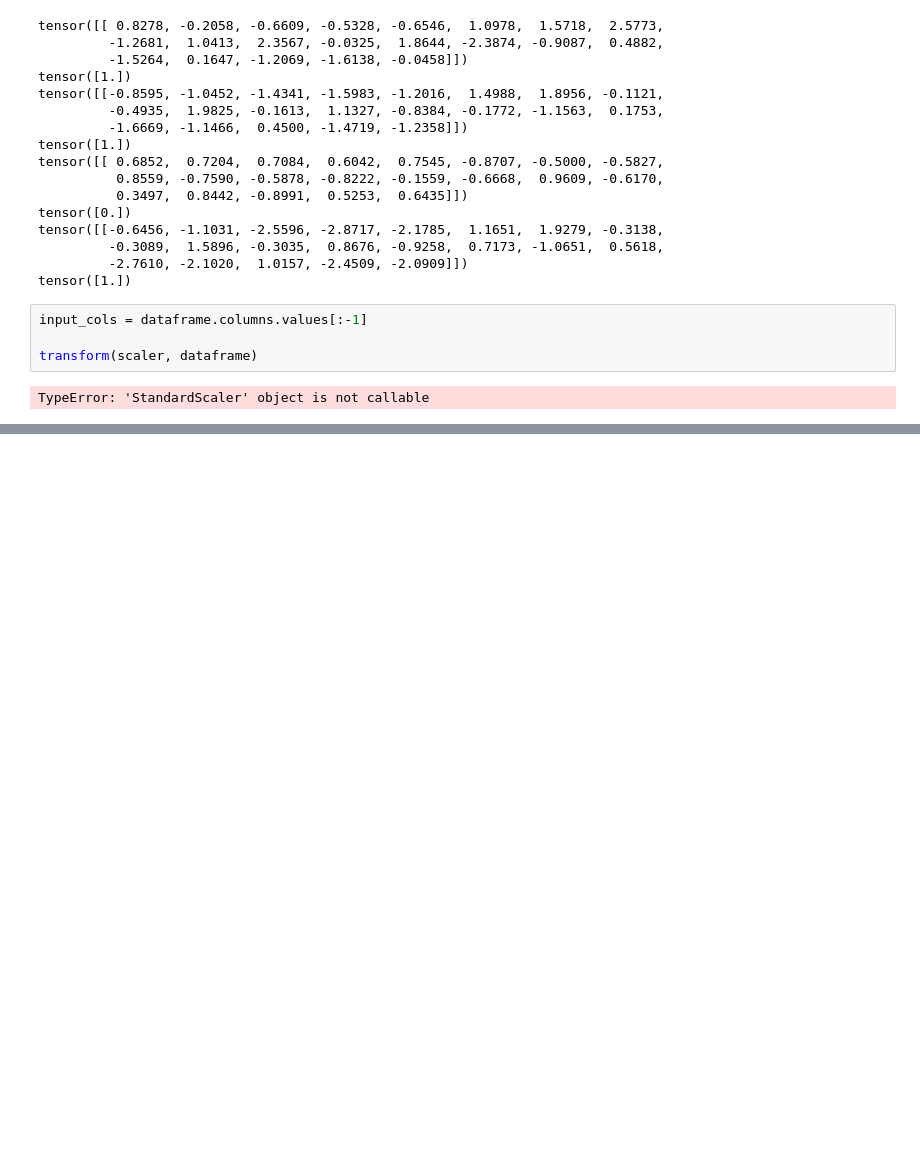
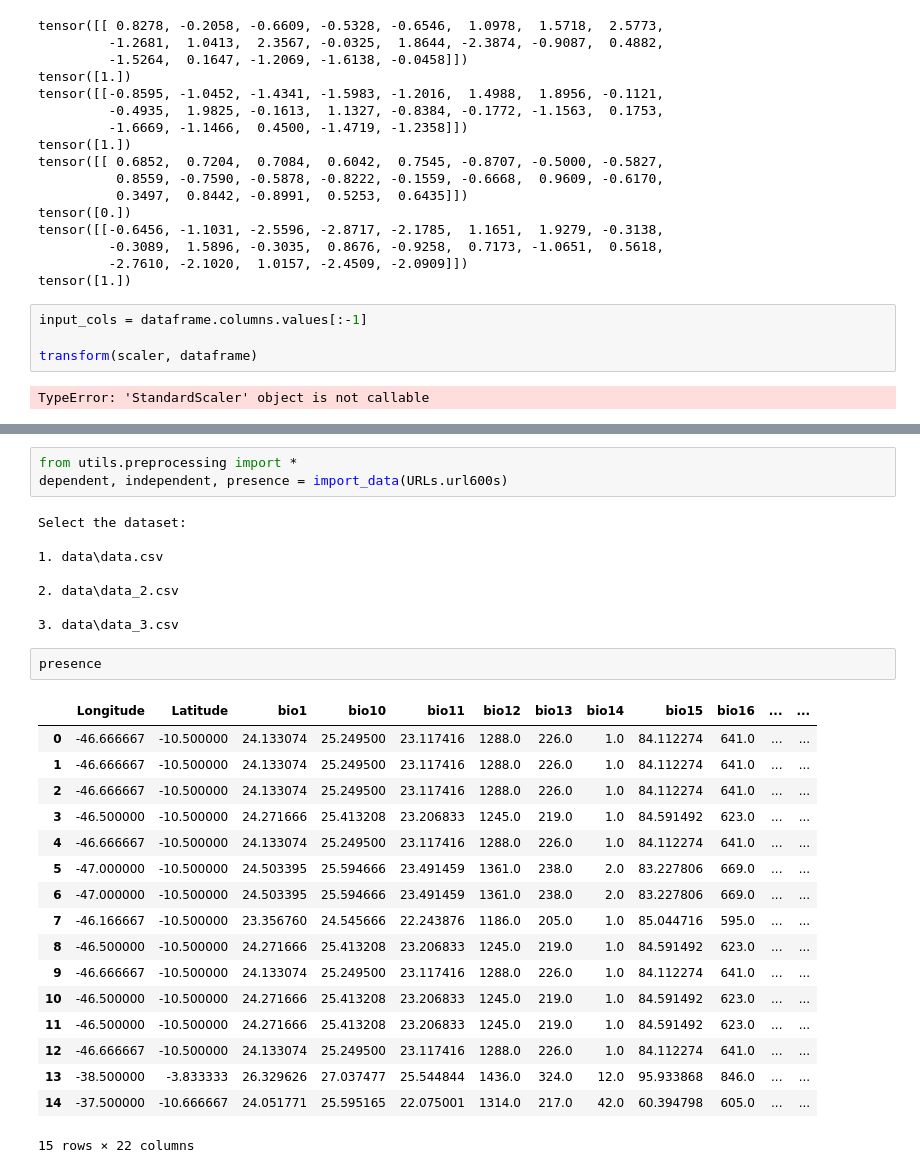
Before and after one commit to Jorgedavyd/PDG, a Jupyter notebook: preprocessing_runs.ipynb, the cells around one changed output, grey strips where cells are left out. Saved outputs shown, nothing was run; the diff lists cells and outputs as text; blank space fills up the shorter version.

```diff
--- a/preprocessing_runs.ipynb
+++ b/preprocessing_runs.ipynb
@@ -986,0 +1091,31 @@ TypeError: 'StandardScaler' object is not callable
+# %%
+from utils.preprocessing import *
+dependent, independent, presence = import_data(URLs.url600s)
+# %% [output]
+Select the dataset:
+
+1. data\data.csv
+
+2. data\data_2.csv
+
+3. data\data_3.csv
+# %%
+presence
+# %% [output]
+|  | Longitude | Latitude | bio1 | bio10 | bio11 | bio12 | bio13 | bio14 | bio15 | bio16 | ... | ... |
+| 0 | -46.666667 | -10.500000 | 24.133074 | 25.249500 | 23.117416 | 1288.0 | 226.0 | 1.0 | 84.112274 | 641.0 | ... | ... |
+| 1 | -46.666667 | -10.500000 | 24.133074 | 25.249500 | 23.117416 | 1288.0 | 226.0 | 1.0 | 84.112274 | 641.0 | ... | ... |
+| 2 | -46.666667 | -10.500000 | 24.133074 | 25.249500 | 23.117416 | 1288.0 | 226.0 | 1.0 | 84.112274 | 641.0 | ... | ... |
+| 3 | -46.500000 | -10.500000 | 24.271666 | 25.413208 | 23.206833 | 1245.0 | 219.0 | 1.0 | 84.591492 | 623.0 | ... | ... |
+| 4 | -46.666667 | -10.500000 | 24.133074 | 25.249500 | 23.117416 | 1288.0 | 226.0 | 1.0 | 84.112274 | 641.0 | ... | ... |
+| 5 | -47.000000 | -10.500000 | 24.503395 | 25.594666 | 23.491459 | 1361.0 | 238.0 | 2.0 | 83.227806 | 669.0 | ... | ... |
+| 6 | -47.000000 | -10.500000 | 24.503395 | 25.594666 | 23.491459 | 1361.0 | 238.0 | 2.0 | 83.227806 | 669.0 | ... | ... |
+| 7 | -46.166667 | -10.500000 | 23.356760 | 24.545666 | 22.243876 | 1186.0 | 205.0 | 1.0 | 85.044716 | 595.0 | ... | ... |
+| 8 | -46.500000 | -10.500000 | 24.271666 | 25.413208 | 23.206833 | 1245.0 | 219.0 | 1.0 | 84.591492 | 623.0 | ... | ... |
+| 9 | -46.666667 | -10.500000 | 24.133074 | 25.249500 | 23.117416 | 1288.0 | 226.0 | 1.0 | 84.112274 | 641.0 | ... | ... |
+| 10 | -46.500000 | -10.500000 | 24.271666 | 25.413208 | 23.206833 | 1245.0 | 219.0 | 1.0 | 84.591492 | 623.0 | ... | ... |
+| 11 | -46.500000 | -10.500000 | 24.271666 | 25.413208 | 23.206833 | 1245.0 | 219.0 | 1.0 | 84.591492 | 623.0 | ... | ... |
+| 12 | -46.666667 | -10.500000 | 24.133074 | 25.249500 | 23.117416 | 1288.0 | 226.0 | 1.0 | 84.112274 | 641.0 | ... | ... |
+| 13 | -38.500000 | -3.833333 | 26.329626 | 27.037477 | 25.544844 | 1436.0 | 324.0 | 12.0 | 95.933868 | 846.0 | ... | ... |
+| 14 | -37.500000 | -10.666667 | 24.051771 | 25.595165 | 22.075001 | 1314.0 | 217.0 | 42.0 | 60.394798 | 605.0 | ... | ... |
+15 rows × 22 columns
```
Also changed, not shown: parts of 12 cells of this notebook, 4 other files.
